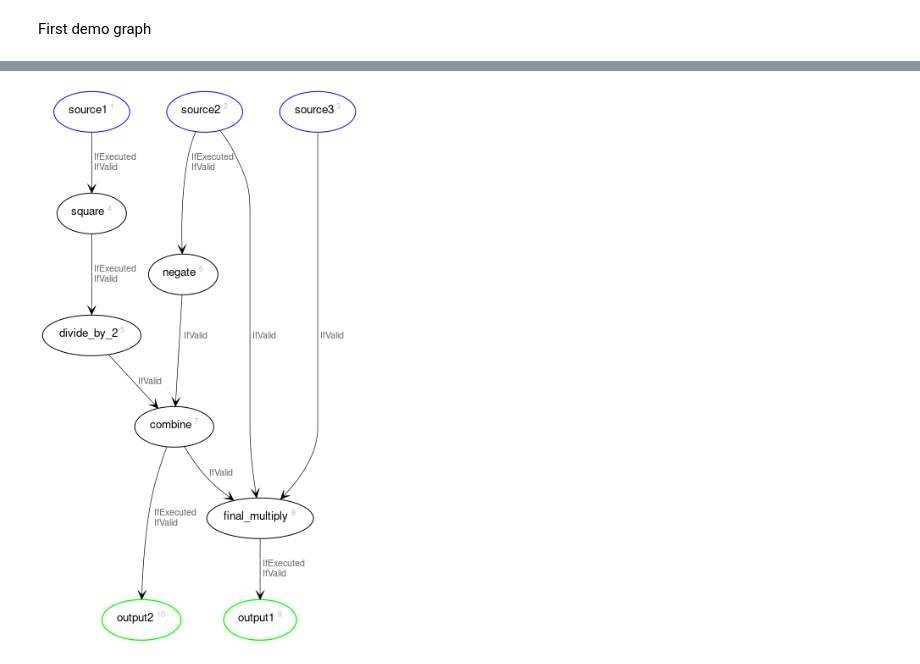
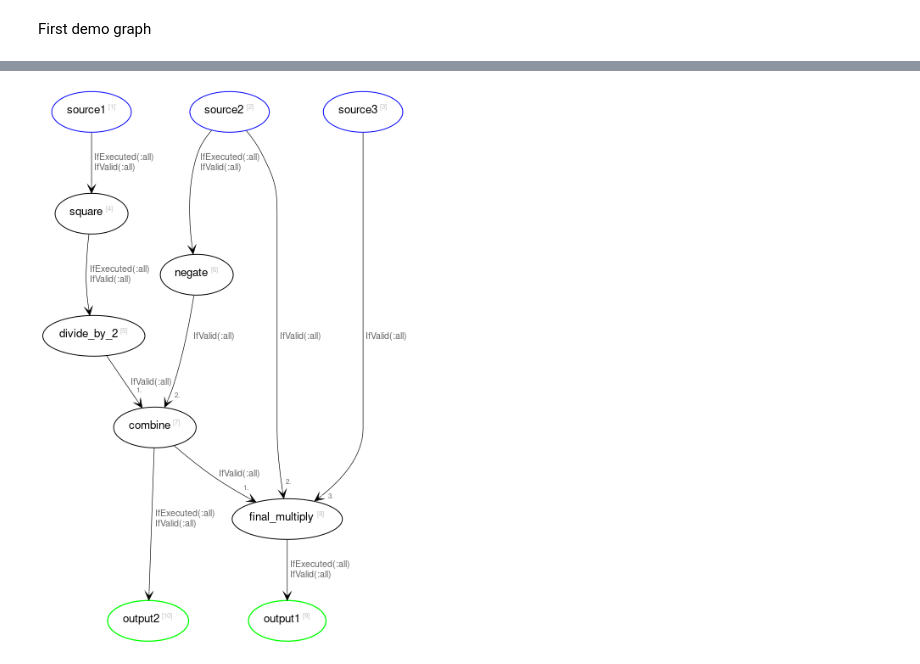
Before and after one commit to rbeeli/StreamOps.jl, a Jupyter notebook: proto_6.ipynb, the cells around one changed output, grey strips where cells are left out. Drawn from its saved outputs; the diff is of its cells as text; code cells hidden in the pictures.

```diff
--- a/proto_6.ipynb
+++ b/proto_6.ipynb
@@ -1013,9 +1698,9 @@ First demo graph
 g = StreamGraph()
 
 # Create source nodes
-source1 = source!(g, :source1, Float64)
-source2 = source!(g, :source2, Float64)
-source3 = source!(g, :source3, Float64)
+source1 = source!(g, :source1, out=Float64, init=NaN)
+source2 = source!(g, :source2, out=Float64, init=NaN)
+source3 = source!(g, :source3, out=Float64, init=NaN)
 
 # Create compute nodes
 square = op!(g, :square, Func{Float64}((exe, x) -> x^2, 0.0); out=Float64)
@@ -1033,11 +1718,13 @@ output2 = sink!(g, :output2, Func((exe, x) -> println("output #2 at time $(time(
 bind!(g, source1, square)
 bind!(g, square, divide_by_2)
 bind!(g, source2, negate)
-bind!(g, divide_by_2, combine, call_policies=[IfValid()])
-bind!(g, negate, combine, call_policies=[IfValid()])
-bind!(g, combine, final_multiply, call_policies=[IfValid()])
-bind!(g, source2, final_multiply, call_policies=[IfValid()])
-bind!(g, source3, final_multiply, call_policies=[IfValid()])
+# bind!(g, divide_by_2, combine, call_policies=[IfValid()])
+# bind!(g, negate, combine, call_policies=[IfValid()])
+bind!(g, (divide_by_2, negate), combine, call_policies=[IfValid()])
+# bind!(g, combine, final_multiply, call_policies=[IfValid()])
+# bind!(g, source2, final_multiply, call_policies=[IfValid()])
+# bind!(g, source3, final_multiply, call_policies=[IfValid()])
+bind!(g, (combine, source2, source3), final_multiply, call_policies=[IfValid()])
 bind!(g, final_multiply, output1)
 bind!(g, combine, output2)
 
@@ -1068,13 +1757,13 @@ output #2 at time 2000-01-01T00:00:01: (2.0, 0.0)
 output #1 at time 2000-01-01T00:00:02: (30.0, -90.0)
 output #2 at time 2000-01-01T00:00:02: (2.0, -10.0)
 output #1 at time 2000-01-01T00:00:03: (90.0, -90.0)
 output #2 at time 2000-01-01T00:00:03: (8.0, -10.0)
 output #1 at time 2000-01-01T00:00:04: (170.0, -390.0)
 output #2 at time 2000-01-01T00:00:04: (8.0, -20.0)
 output #1 at time 2000-01-01T00:00:04: (180.0, -380.0)
 output #1 at time 2000-01-01T00:00:05: (380.0, -380.0)
 output #2 at time 2000-01-01T00:00:05: (18.0, -20.0)
 output #1 at time 2000-01-01T00:00:06: (390.0, -370.0)
 output #1 at time 2000-01-01T00:00:06: (570.0, -870.0)
 output #2 at time 2000-01-01T00:00:06: (18.0, -30.0)
-[figure, old version]
+[figure, new version]
```
Also changed, not shown: parts of 25 cells of this notebook, 2 other files.
